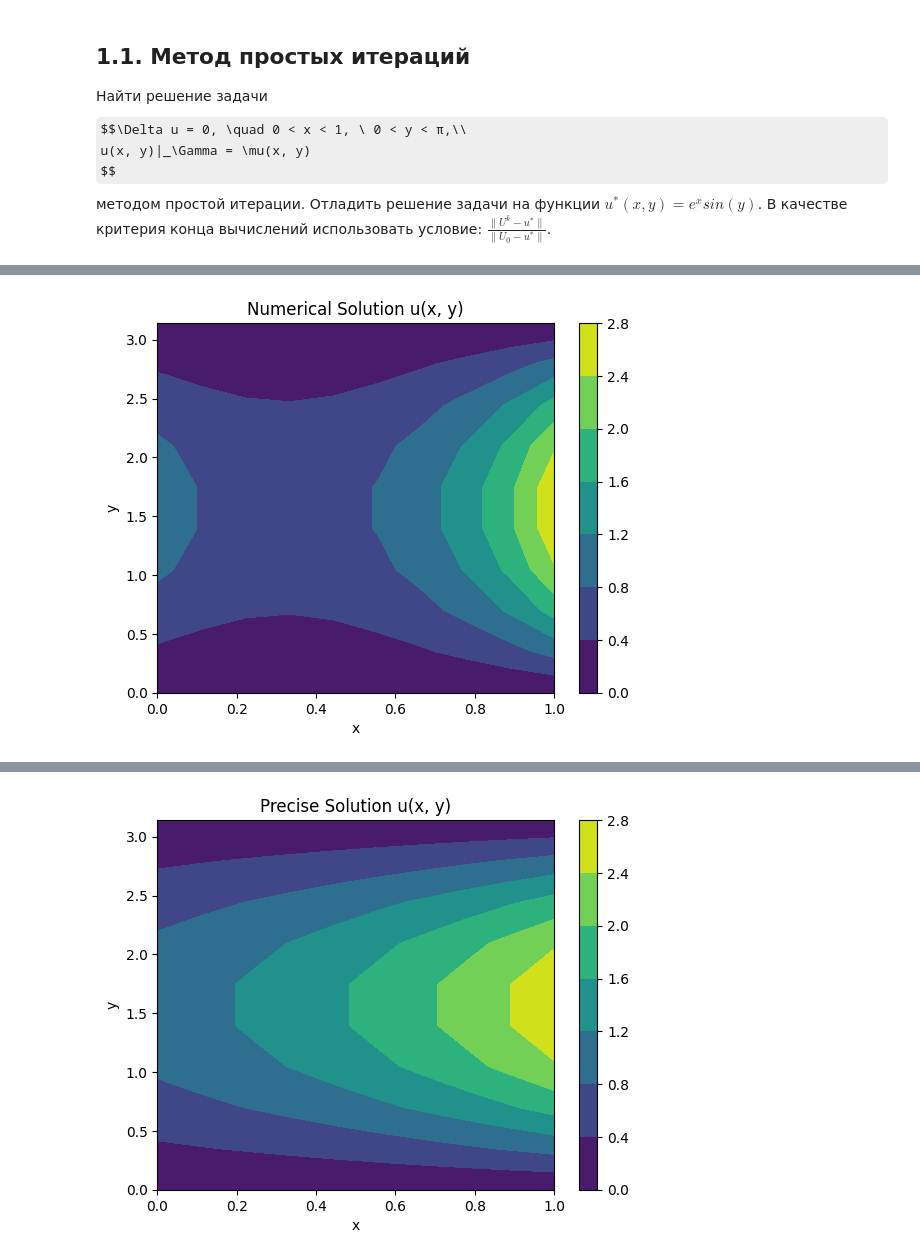
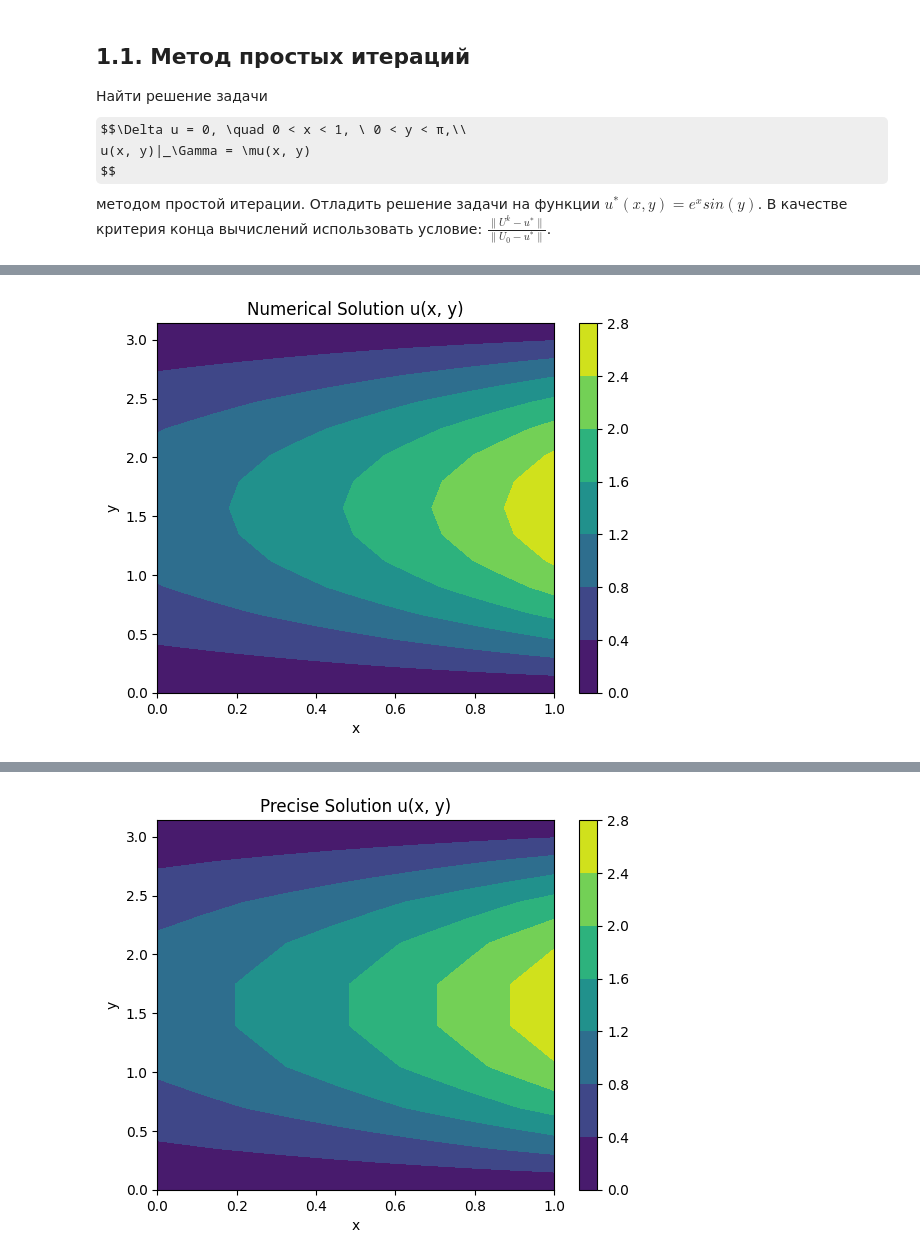
Before and after one commit to amanokh/SPBU_tasks, a Jupyter notebook: sem7-CW/task1_1/notebook.ipynb, the cells around one changed output, grey strips where cells are left out. Drawn from its saved outputs; the diff is of its cells as text; code cells hidden in the pictures; some formulas as TeX source.

```diff
--- a/sem7-CW/task1_1/notebook.ipynb
+++ b/sem7-CW/task1_1/notebook.ipynb
@@ -21,12 +21,21 @@ l_x = 1
 l_y = np.pi
 
 # кол-во разбиений
-x_N = 10
-y_N = 10
+x_N = 15
+y_N = 15
+
+# шаг сетки
+h_x = l_x / x_N
+h_y = l_y / y_N
 # %%
 def u(x, y):
     return np.exp(x) * np.sin(y)
 
+def p(x, y):
+    return 1
+
+def q(x, y):
+    return 1
 
 xs = np.linspace(0, l_x, x_N)
 ys = np.linspace(0, l_y, y_N)
@@ -41,5 +50,7 @@ U[-1, :] = U_precise[-1, :]
 U[:, 0] = U_precise[:, 0]
 U[:, -1] = U_precise[:, -1]
 
+U = U.transpose()
+
 # Начальное приближение
 U_first = np.copy(U)
@@ -46,26 +77,31 @@ U_first = np.copy(U)
 # %%
-h_x = l_x / (x_N - 1)
 m = math.ceil(2 * math.log(1 / eps) / pow(np.pi * h_x, 2))
 
 for iteration in range(m):
     U_new = np.copy(U)
     for i in range(1, x_N - 1):
         for j in range(1, y_N - 1):
-            U_new[i, j] = 0.25 * (U[i - 1, j] + U[i + 1, j] + U[i, j - 1] + U[i, j + 1])
+            U_new[i, j] = (
+                    (U[i - 1][j] / h_x ** 2 +
+                     U[i + 1][j] / h_x ** 2 +
+                     U[i][j - 1] / h_y ** 2 +
+                     U[i][j + 1] / h_y ** 2) /
+                    (2 / h_x ** 2 + 2 / h_y ** 2)
+            )
 
     # Проверяем сходимость
     if np.max(np.abs(U_new - U_precise)) / np.max(np.abs(U_first - U_precise)) < eps:
         break
-    U = U_new
+    U = np.copy(U_new)
 
 # Визуализируем результат, используя библиотеку Matplotlib
 import matplotlib.pyplot as plt
 
-plt.contourf(X, Y, U, cmap='viridis')
+plt.contourf(X, Y, U.transpose(), cmap='viridis')
 plt.colorbar()
 plt.title('Numerical Solution u(x, y)')
 plt.xlabel('x')
 plt.ylabel('y')
 plt.show()
 # %% [output]
-[figure, old version]
+[figure, new version]
```
Also changed, not shown: parts of 2 cells of this notebook, 4 other files.
